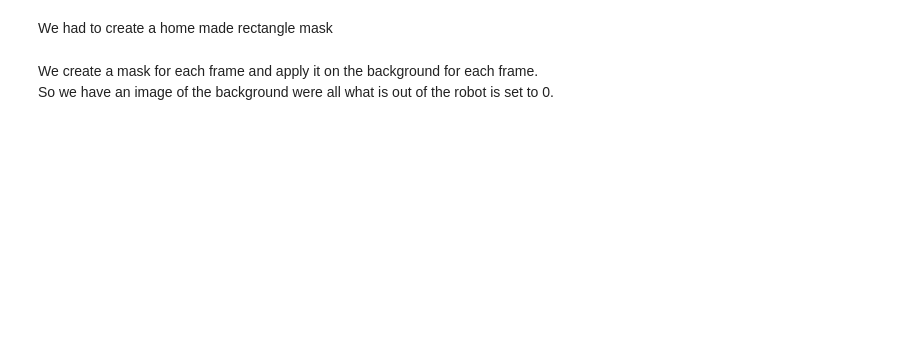
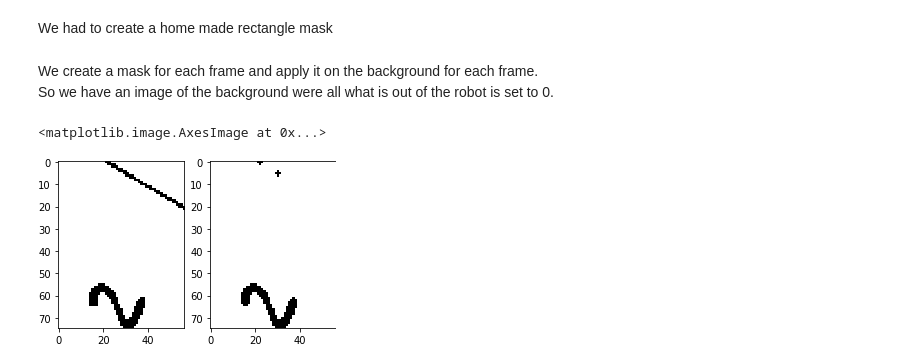
Before and after one commit to AlbericDeLajarte/ImageAnalysis, a Jupyter notebook: project/Special_Project_Talon&deLajarte.ipynb, the cells around one changed output. Drawn from its saved outputs; the diff is of its cells as text; code cells hidden in the pictures; blank space fills up the shorter version.

```diff
--- a/project/Special_Project_Talon&deLajarte.ipynb
+++ b/project/Special_Project_Talon&deLajarte.ipynb
@@ -83,19 +97,26 @@ def crop_image(img):
 # %%
 from skimage.transform import rotate
 from skimage.color import rgb2gray
 from skimage.filters import threshold_otsu
 
 # Find region around the arrow
-trajectory = [regionprops(label(binary_opening(red(v, col_threshold), disk(2))), coordinates='rc')[0] for v in vid]
+trajectory = [regionprops(label(binary_opening(red(v, col_threshold), disk(2))))[0] for v in vid]
 trajectory_mask = [rect2mask(*point.centroid, point.major_axis_length, point.minor_axis_length, point.orientation, vid.frame_shape) for point in trajectory]
 
 # Mask the part of the backgroung that is not in this region
 hidden_background = [np.multiply(background,t) for t in trajectory_mask]
 # Rotate the image prior to cropping
 rotated_image = [rotate(hidden, angle = -np.rad2deg(region.orientation) , preserve_range=True, center = (region.centroid[1], region.centroid[0]) ).astype(np.uint8) for hidden, region in zip(hidden_background,trajectory)]
 # Crop the part of the image that is not in this region
 selected_background = [crop_image(rotated) for rotated in rotated_image]
-
+# Use thresholding to have binary images
 segmented_background = [np.where(rgb2gray(selected) > threshold_otsu(rgb2gray(selected)), 1, 0) for selected in selected_background]
-
+# Use morphological closing to remove noise.
 clean_background = [label(binary_closing(im, selem=disk(1))) for im in segmented_background]
+# Visual check
+fig, axes = plt.subplots(1, 2, figsize = (5, 10))
+axes[0].imshow(segmented_background[16], cmap="gray")
+axes[1].imshow(clean_background[16], cmap="gray")
+# %% [output]
+<matplotlib.image.AxesImage at 0x...>
+[figure, added]
```
Also changed, not shown: parts of 10 cells of this notebook.
